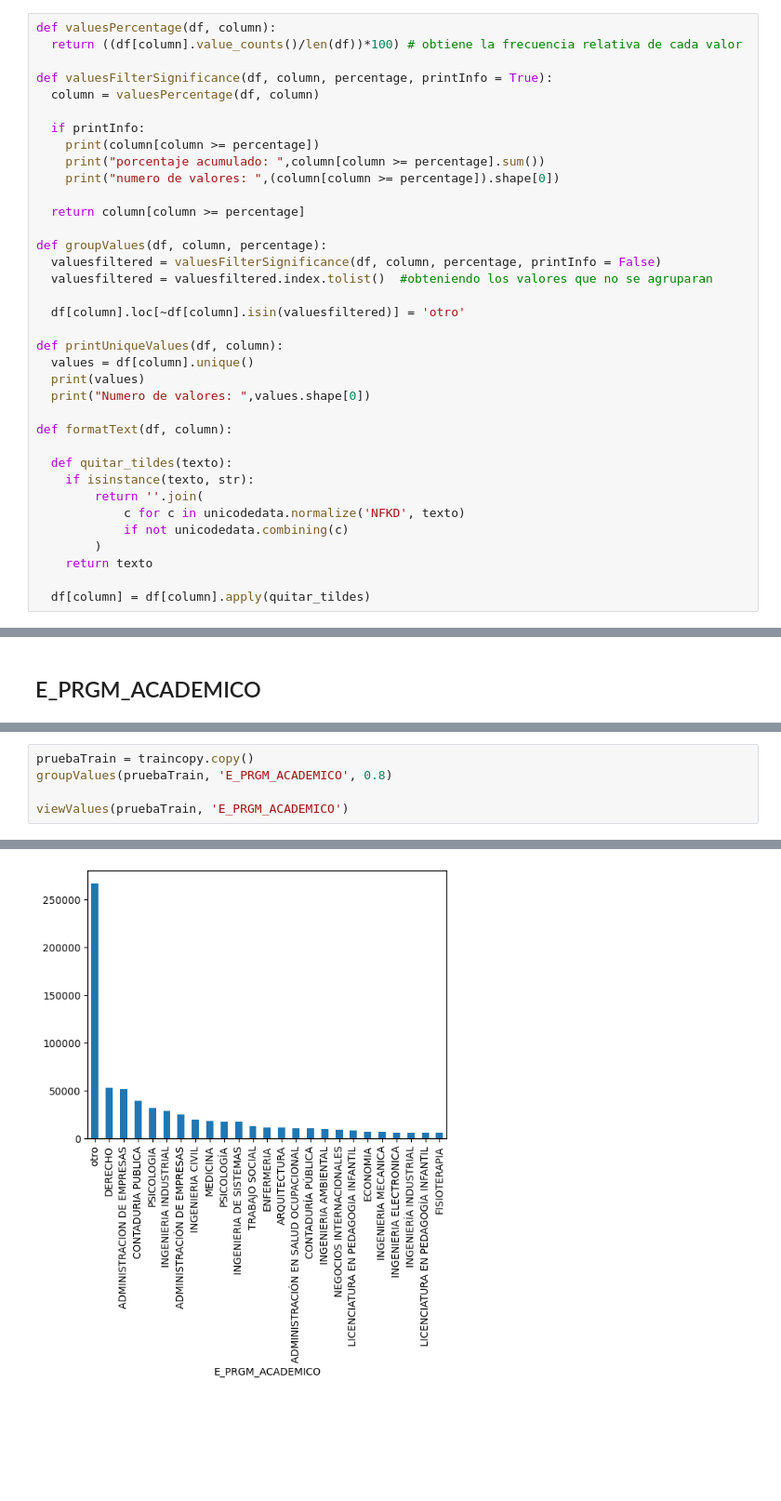
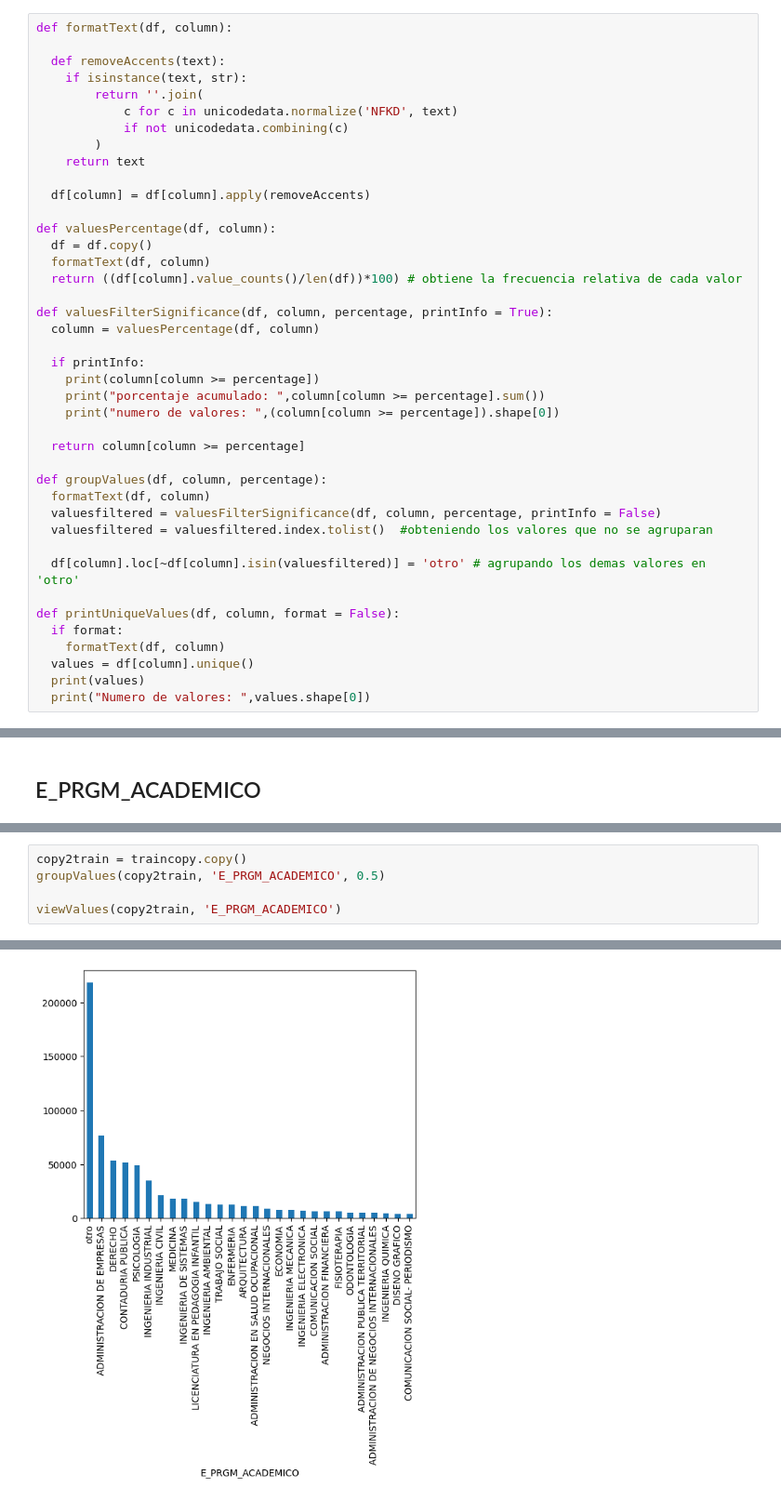
Before and after one commit to Thomascc123/Proyecto-Kaggle-Modelos, a Jupyter notebook: 02 - preprocesado.ipynb, the cells around one changed output, grey strips where cells are left out. Shown at 93% size. Saved outputs shown, nothing was run; the diff lists cells and outputs as text; blank space fills up the shorter version.

```diff
--- a/02 - preprocesado.ipynb
+++ b/02 - preprocesado.ipynb
@@ -579,5 +592,19 @@ def onehotEncode(df, column):
 # %%
+def formatText(df, column):
+
+  def removeAccents(text):
+    if isinstance(text, str):
+        return ''.join(
+            c for c in unicodedata.normalize('NFKD', text)
+            if not unicodedata.combining(c)
+        )
+    return text
+
+  df[column] = df[column].apply(removeAccents)
+
 def valuesPercentage(df, column):
+  df = df.copy()
+  formatText(df, column)
   return ((df[column].value_counts()/len(df))*100) # obtiene la frecuencia relativa de cada valor
 
 def valuesFilterSignificance(df, column, percentage, printInfo = True):
@@ -591,24 +618,15 @@ def valuesFilterSignificance(df, column, percentage, printInfo = True):
   return column[column >= percentage]
 
 def groupValues(df, column, percentage):
+  formatText(df, column)
   valuesfiltered = valuesFilterSignificance(df, column, percentage, printInfo = False)
   valuesfiltered = valuesfiltered.index.tolist()  #obteniendo los valores que no se agruparan
 
-  df[column].loc[~df[column].isin(valuesfiltered)] = 'otro'
+  df[column].loc[~df[column].isin(valuesfiltered)] = 'otro' # agrupando los demas valores en 'otro'
 
-def printUniqueValues(df, column):
+def printUniqueValues(df, column, format = False):
+  if format:
+    formatText(df, column)
   values = df[column].unique()
   print(values)
   print("Numero de valores: ",values.shape[0])
-
-def formatText(df, column):
-
-  def quitar_tildes(texto):
-    if isinstance(texto, str):
-        return ''.join(
-            c for c in unicodedata.normalize('NFKD', texto)
-            if not unicodedata.combining(c)
-        )
-    return texto
-
-  df[column] = df[column].apply(quitar_tildes)
@@ -658,8 +680,8 @@ numero de valores:  66
 # %%
-pruebaTrain = traincopy.copy()
-groupValues(pruebaTrain, 'E_PRGM_ACADEMICO', 0.8)
+copy2train = traincopy.copy()
+groupValues(copy2train, 'E_PRGM_ACADEMICO', 0.5)
 
-viewValues(pruebaTrain, 'E_PRGM_ACADEMICO')
+viewValues(copy2train, 'E_PRGM_ACADEMICO')
 # %% [output]
 You are setting values through chained assignment. Currently this works in certain cases, but when using Copy-on-Write (which will become the default behaviour in pandas 3.0) this will never work to u ...
 A typical example is when you are setting values in a column of a DataFrame, like:
@@ -694,2 +716,2 @@ FISIOTERAPIA                             5992
 Name: count, dtype: int64
-[figure, old version]
+[figure, new version]
```
Also changed, not shown: parts of 54 cells of this notebook.
